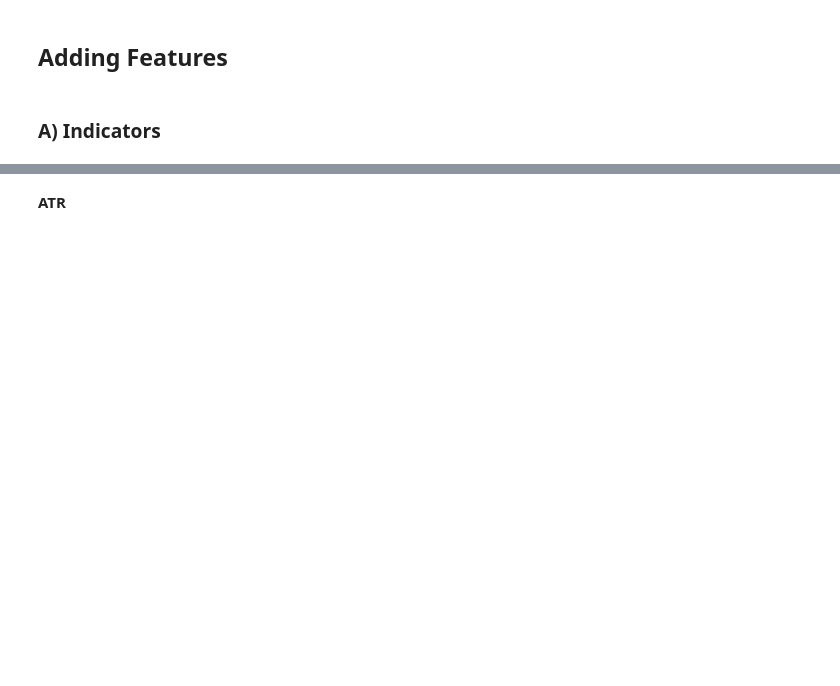
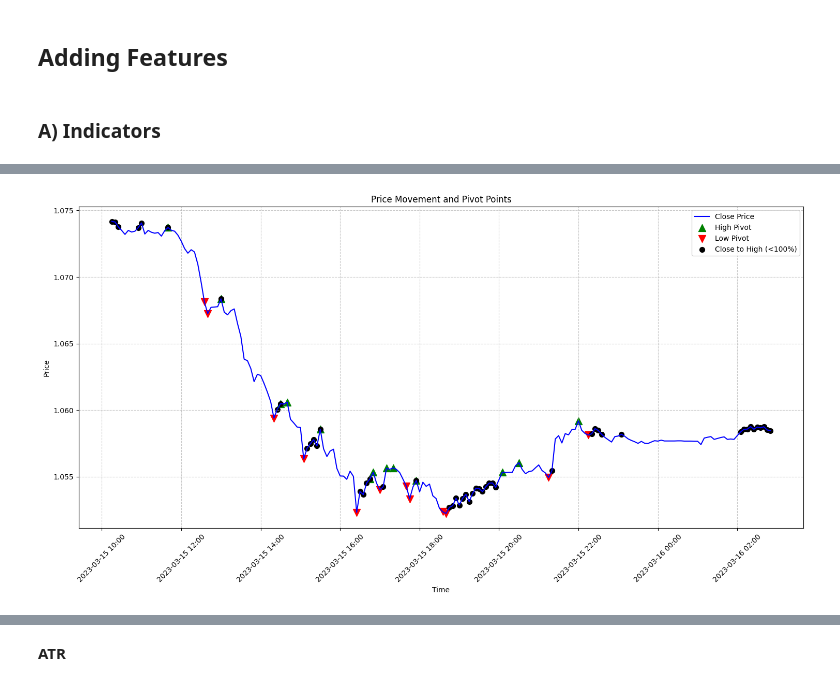
Before and after one commit to Alpha-Hunterss/ML-Algotrading-Project, a Jupyter notebook: algotrading_experiments_colab.ipynb, the cells around one changed output, grey strips where cells are left out. Saved outputs shown, nothing was run; the diff lists cells and outputs as text; code cells hidden in the pictures; blank space fills up the shorter version.

```diff
--- a/algotrading_experiments_colab.ipynb
+++ b/algotrading_experiments_colab.ipynb
@@ -324,0 +417,7 @@ INFO:test run:--> history_indicator_calculator run successfully.
+# %%
+import polars as pl
+
+pl.Config.set_tbl_rows(200)
+df = pl.read_parquet(
+    "/content/ML-Algotrading-Project/dataset/data/features/fe_leg/fe_leg_EURUSD.parquet"
+)
@@ -325 +458,18 @@ INFO:test run:--> history_indicator_calculator run successfully.
+# %%
+#@title Plot Legs { run: "auto" }
+center_index = 14900  #@param {type: "slider", min:100, max:100000, step:200}
+threshold = 1100  #@param [800, 1100, 1400] {type: "raw"}
+time_frame = 5  #@param [5, 15, 60] {type: "raw"}
+leg_type = 'bearish'  #@param ['bullish', 'bearish'] {type: "string"}
+
+fig = plot_price_pivots(
+    df,
+    center_index=center_index,
+    threshold=threshold,
+    time_frame=time_frame,
+    leg_type=leg_type
+)
+plt.show()
+# %% [output]
+[figure, added]
 # %% [markdown]
```
Also changed, not shown: parts of 28 cells of this notebook, 1 other file.
